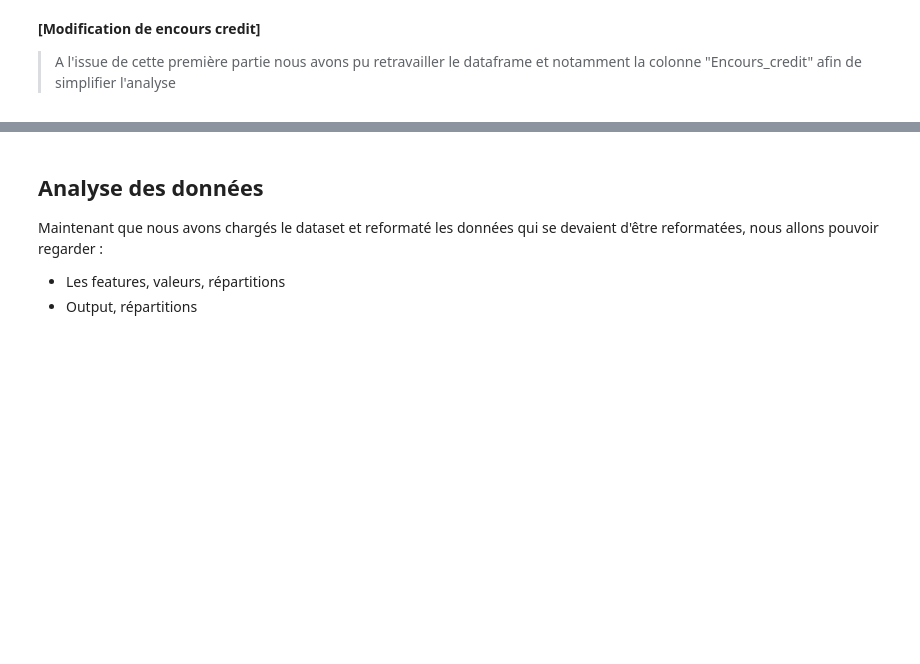
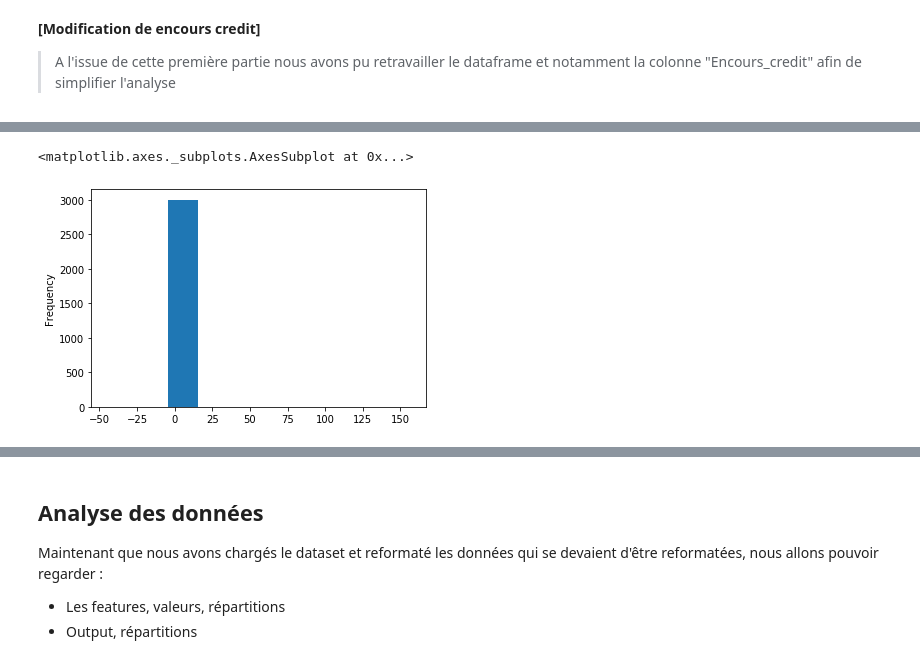
Before and after one commit to keyserwood/ILBRecruitmentProcess, a Jupyter notebook: 1.0-er-ilb_lab_test_technique2.ipynb, the cells around one changed output, grey strips where cells are left out. Drawn from its saved outputs; the diff is of its cells as text; code cells hidden in the pictures; blank space fills up the shorter version.

```diff
--- a/1.0-er-ilb_lab_test_technique2.ipynb
+++ b/1.0-er-ilb_lab_test_technique2.ipynb
@@ -222,0 +219,5 @@ memory usage: 659.7+ KB
+# %%
+plt.p
+# %% [output]
+<matplotlib.axes._subplots.AxesSubplot at 0x...>
+[figure, added]
```
Also changed, not shown: parts of 30 cells of this notebook.
